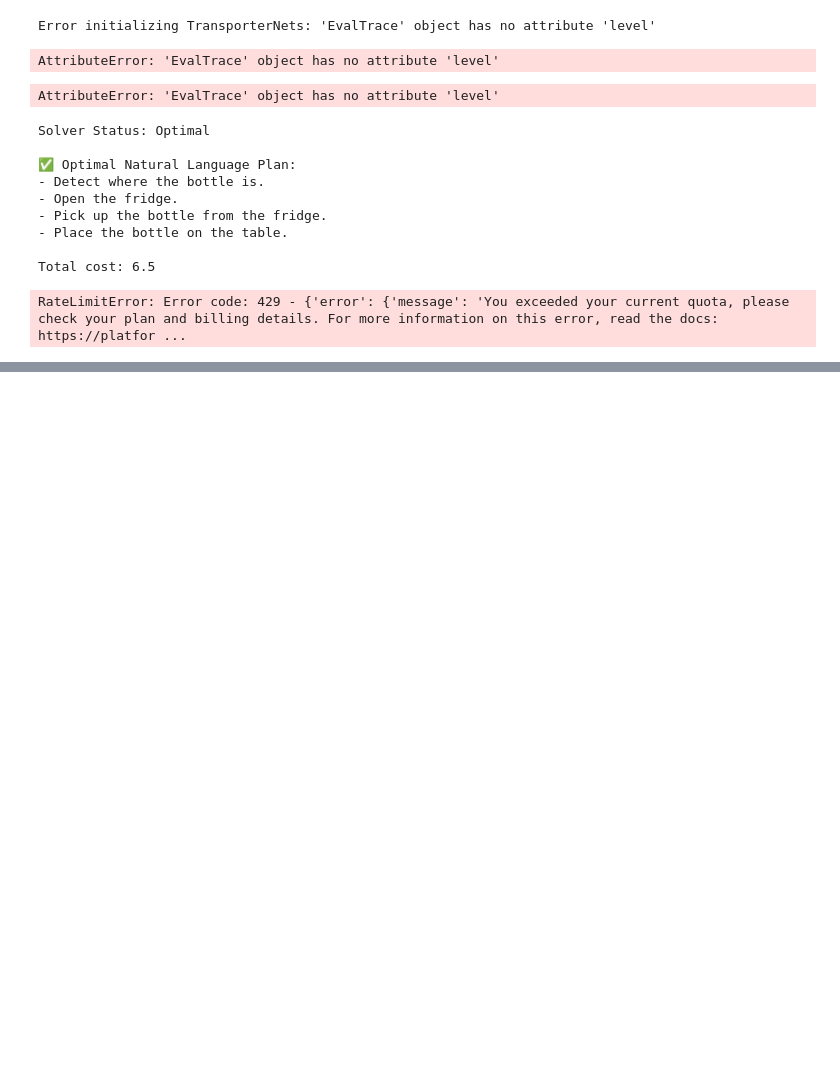
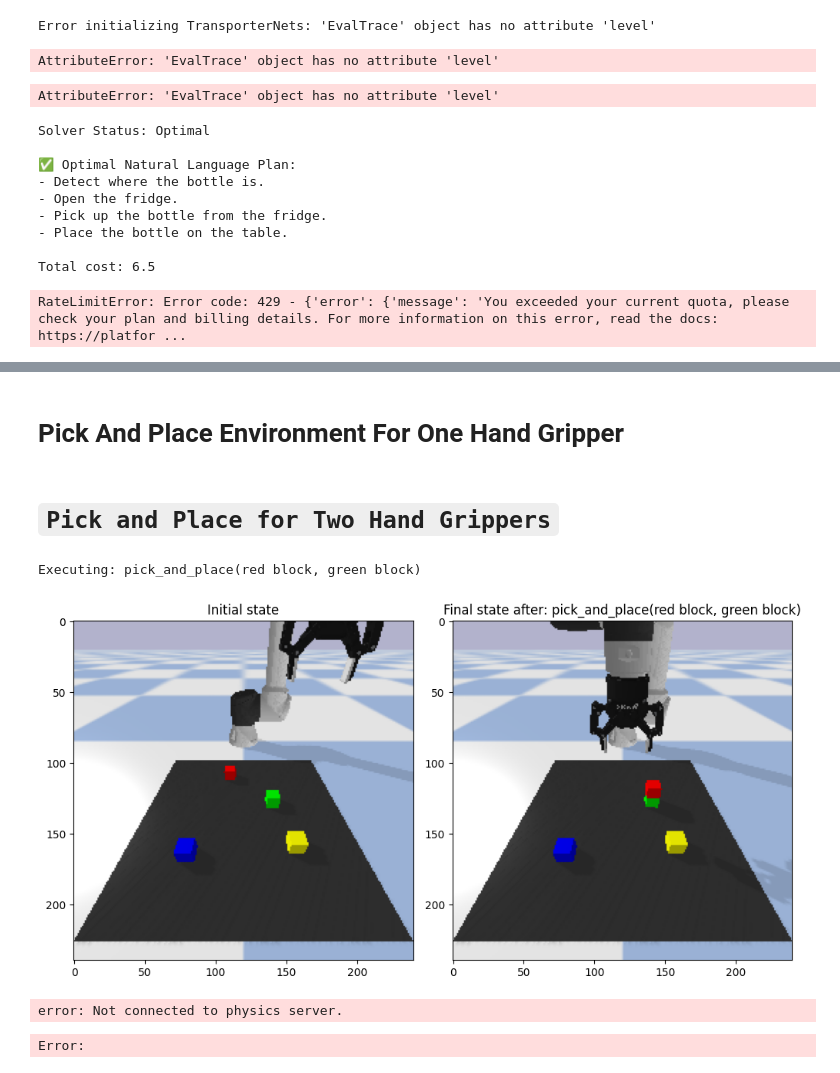
Before and after one commit to TanishqSharma2022/Lip-LLM, a Jupyter notebook: saycan_copy.ipynb, the cells around one changed output, grey strips where cells are left out. Saved outputs shown, nothing was run; the diff lists cells and outputs as text; code cells hidden in the pictures; blank space fills up the shorter version.

```diff
--- a/saycan_copy.ipynb
+++ b/saycan_copy.ipynb
@@ -2339,0 +2604,2 @@ KeyboardInterrupt:
+# %% [markdown]
+# Pick And Place Environment For One Hand Gripper
@@ -2339,0 +2923,2 @@ KeyboardInterrupt:
+# %% [markdown]
+# `Pick and Place for Two Hand Grippers`
@@ -2339,0 +3376,51 @@ KeyboardInterrupt:
+# %%
+
+def run_pick_and_place_command(command):
+    """Run a pick and place command."""
+    # Initialize environment
+    env = PickPlaceEnv()
+
+    # Define objects for the environment
+    config = {'pick': ['red block', 'green block', 'blue block', 'yellow block'],
+              'place': []}
+
+    # Reset environment with these objects
+    np.random.seed(42)  # For reproducibility
+    obs = env.reset(config)
+
+    # Show initial state
+    plt.figure(figsize=(10, 5))
+    plt.subplot(1, 2, 1)
+    plt.title('Initial state')
+    plt.imshow(env.get_camera_image())
+
+    # Parse the command
+    pick_obj, place_obj = env.parse_command(command)
+
+    if pick_obj is None or place_obj is None:
+        print("Invalid command format. Please use: pick_and_place(color block, color block)")
+        return
+
+    # Execute pick and place
+    result_img = env.pick_and_place(pick_obj, place_obj)
+
+    # Show final state
+    plt.subplot(1, 2, 2)
+    plt.title('Final state after: ' + command)
+    plt.imshow(result_img)
+    plt.tight_layout()
+    plt.show()
+
+    return env
+
+# Example usage
+if __name__ == "__main__":
+    run_pick_and_place_command("pick_and_place(red block, green block)")
+# %% [output]
+Executing: pick_and_place(red block, green block)
+[figure, added]
+# %%
+p.disconnect()
+# %% [output]
+error: Not connected to physics server.
+Error:
```
Also changed, not shown: parts of 16 cells of this notebook, 1 other file.
